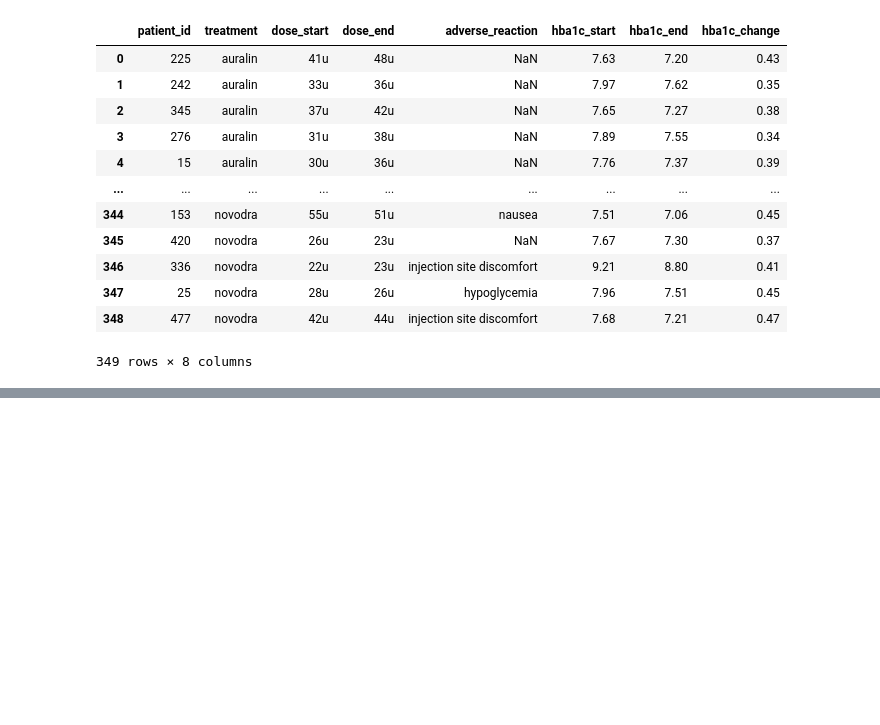
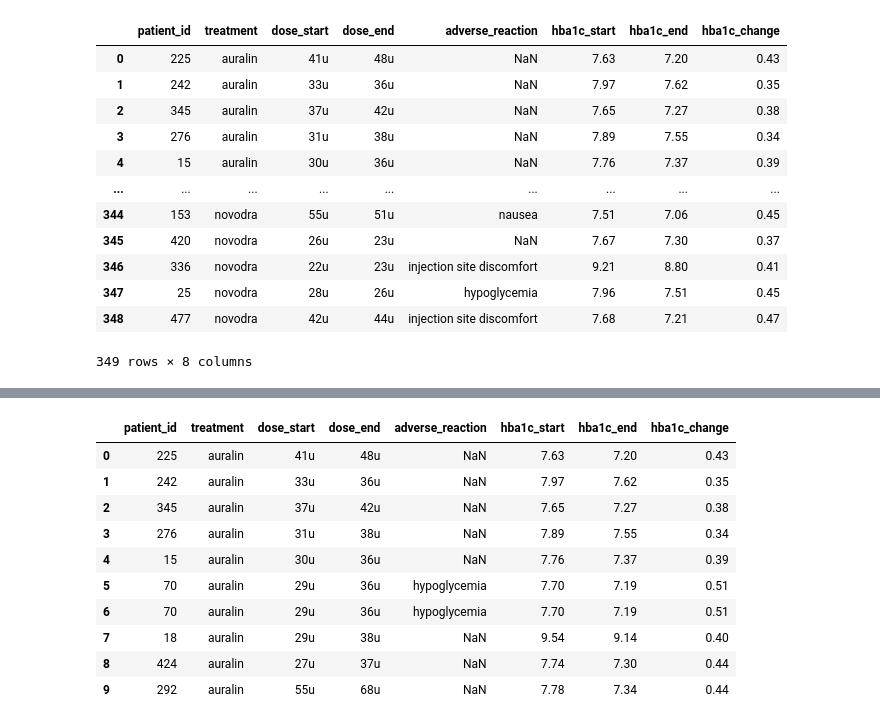
Before and after one commit to CherifArsanious/assesing-cleaning-data, a Jupyter notebook: assessing.ipynb, the cells around one changed output, grey strips where cells are left out. Drawn from its saved outputs; the diff is of its cells as text; code cells hidden in the pictures; blank space fills up the shorter version.

```diff
--- a/assessing.ipynb
+++ b/assessing.ipynb
@@ -459,0 +541,14 @@ treatments_clean
+# %%
+treatments_clean.head(10)
+# %% [output]
+|  | patient_id | treatment | dose_start | dose_end | adverse_reaction | hba1c_start | hba1c_end | hba1c_change |
+| 0 | 225 | auralin | 41u | 48u | NaN | 7.63 | 7.20 | 0.43 |
+| 1 | 242 | auralin | 33u | 36u | NaN | 7.97 | 7.62 | 0.35 |
+| 2 | 345 | auralin | 37u | 42u | NaN | 7.65 | 7.27 | 0.38 |
+| 3 | 276 | auralin | 31u | 38u | NaN | 7.89 | 7.55 | 0.34 |
+| 4 | 15 | auralin | 30u | 36u | NaN | 7.76 | 7.37 | 0.39 |
+| 5 | 70 | auralin | 29u | 36u | hypoglycemia | 7.70 | 7.19 | 0.51 |
+| 6 | 70 | auralin | 29u | 36u | hypoglycemia | 7.70 | 7.19 | 0.51 |
+| 7 | 18 | auralin | 29u | 38u | NaN | 9.54 | 9.14 | 0.40 |
+| 8 | 424 | auralin | 27u | 37u | NaN | 7.74 | 7.30 | 0.44 |
+| 9 | 292 | auralin | 55u | 68u | NaN | 7.78 | 7.34 | 0.44 |
```
Also changed, not shown: parts of 29 cells of this notebook.
